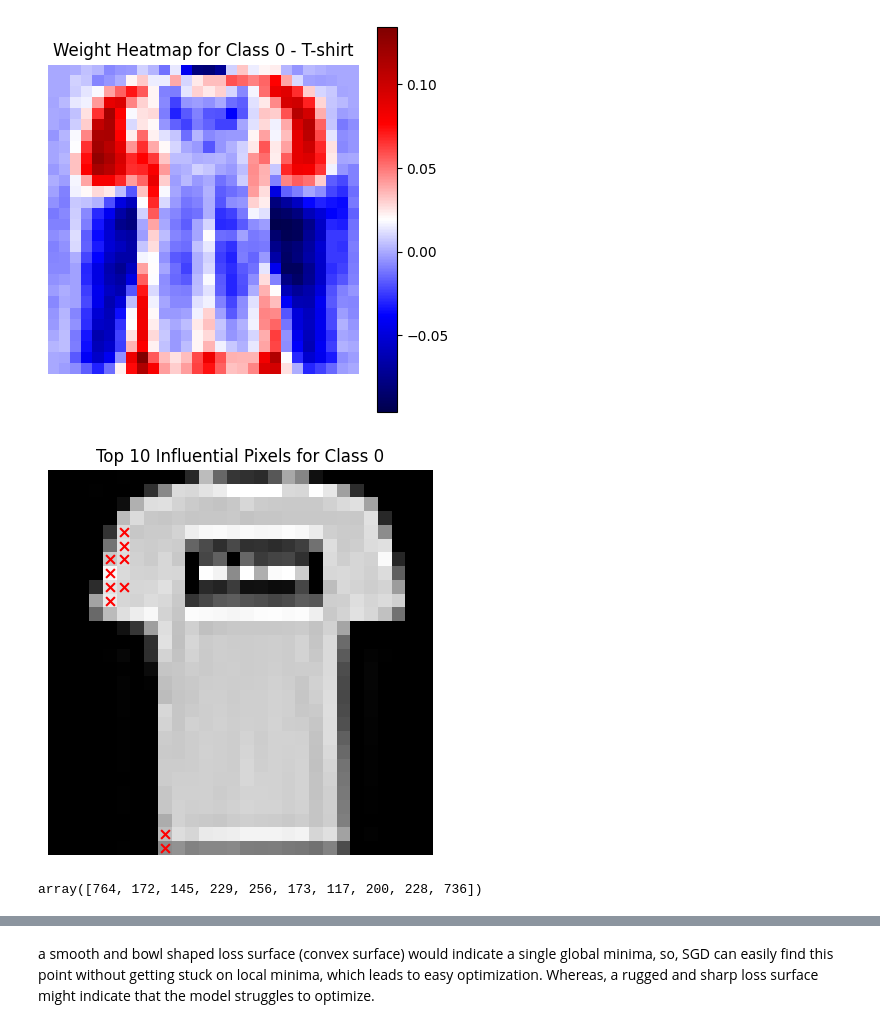
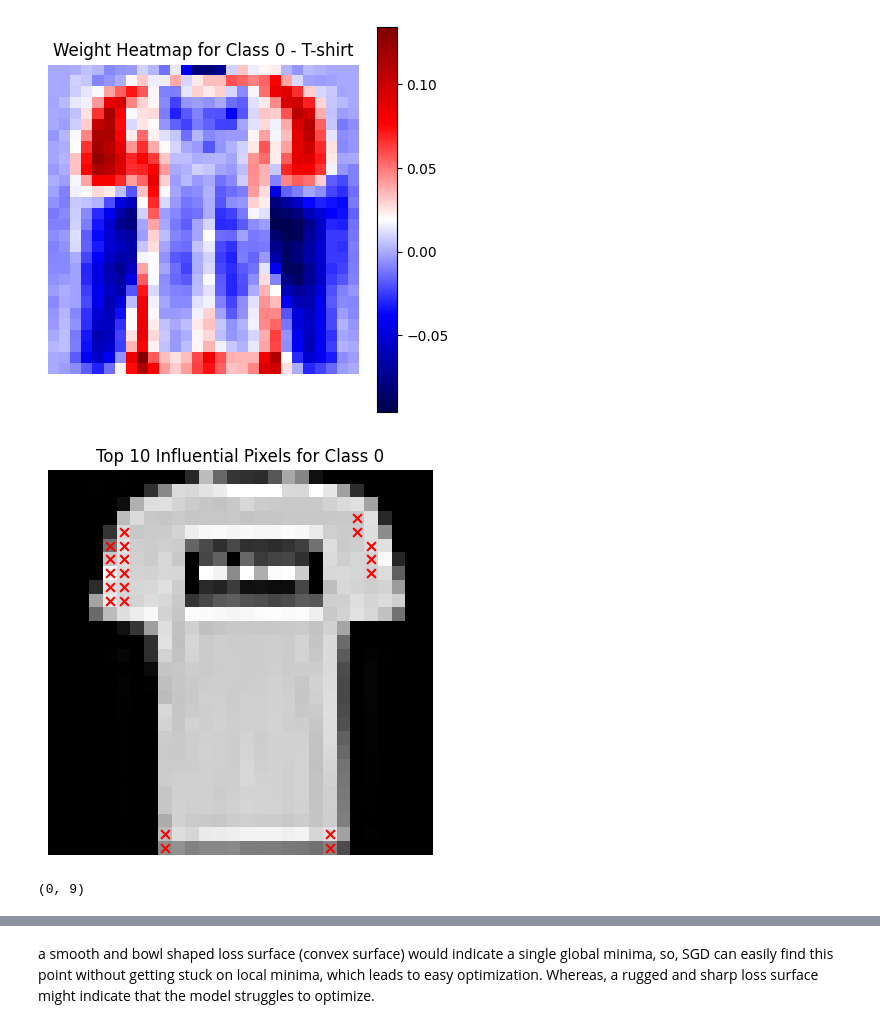
Before and after one commit to Salekin-13/intro-to-ml-basics, a Jupyter notebook: test_book.ipynb, the cells around one changed output, grey strips where cells are left out. Drawn from its saved outputs; the diff is of its cells as text; code cells hidden in the pictures.

Commit message:
updated the influencial weights

```diff
--- a/test_book.ipynb
+++ b/test_book.ipynb
@@ -312,6 +312,10 @@ print(f"Test Accuracy of Overfitted model: {test_accuracy1 * 100:.2f}%")
 Test Accuracy of Overfitted model: 79.71%
 # %% [markdown]
 # plotting loss surface
+# %%
+import itertools
+
+w,b = log_model_es.tf_model.layers[-1].get_weights()
 # %%
 # Choose a class index — for FashionMNIST, let's use 0 = 'T-shirt/top'
 cls_idx = 0
@@ -331,30 +335,43 @@ plt.show()
 # %%
 # Get the most "influential" input pixels for this class
 flat_weights = w[:, cls_idx]
-top_indices = np.argsort(np.abs(flat_weights))[-10:]  # top 10
+top_indices = np.argsort(np.abs(flat_weights))[-20:]  # top 10
 
 # Convert those to (row, col) positions
 coords = [(idx // 28, idx % 28) for idx in top_indices]
+
+# Find farthest pair by distance
+max_dist = 10000
+shortest_pair_indices = (0, 0)
+
+for i, j in itertools.combinations(range(len(coords)), 2):
+    (r1, c1), (r2, c2) = coords[i], coords[j]
+    dist = (r1 - r2) ** 2 + (c1 - c2) ** 2  # squared distance for efficiency
+    if dist < max_dist:
+        max_dist = dist
+        shortest_pair_indices = (i, j)
+
+i1,i2 = shortest_pair_indices
 
 # Grab one image to overlay onto
 for im,tr in train_ds.unbatch():
     if tr.numpy()==cls_idx:
         sample_image = im.numpy().squeeze()  # (28, 28)
         break
 
 plt.figure(figsize=(5, 5))
 plt.imshow(sample_image, cmap='gray')
 plt.title(f'Top 10 Influential Pixels for Class {cls_idx}')
 for r, c in coords:
     plt.scatter(c, r, c='red', s=40, marker='x')
 plt.axis('off')
 plt.show()
 # %% [output]
-[figure, old version]
+[figure, new version]
-# %%
-top_indices
-# %% [output]
-array([764, 172, 145, 229, 256, 173, 117, 200, 228, 736])
+# %%
+i1,i2
+# %% [output]
+(0, 9)
 # %%
 from loss_surface_plotting import PlotLoss
 
```
Also changed, not shown: parts of 8 cells of this notebook, 1 other file.
